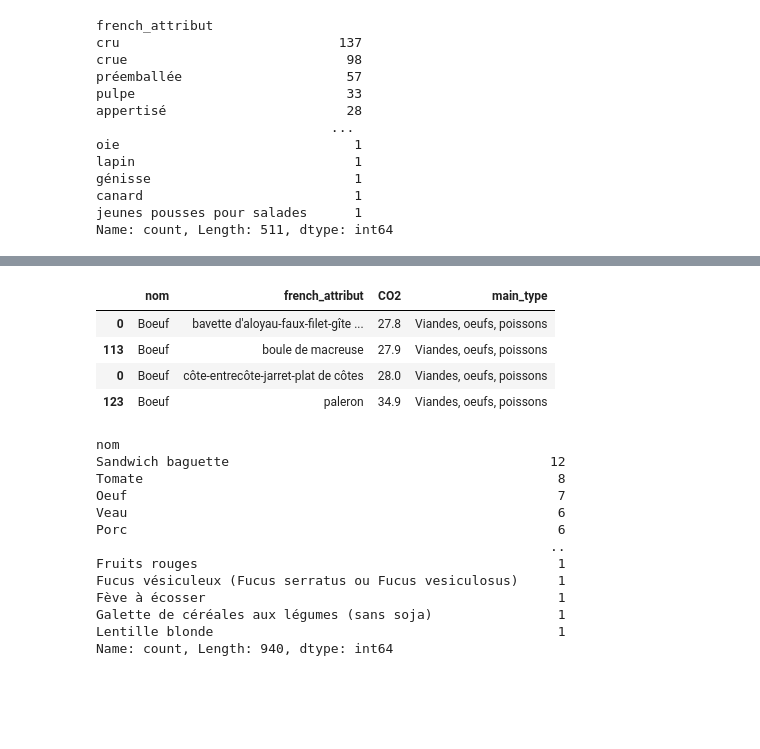
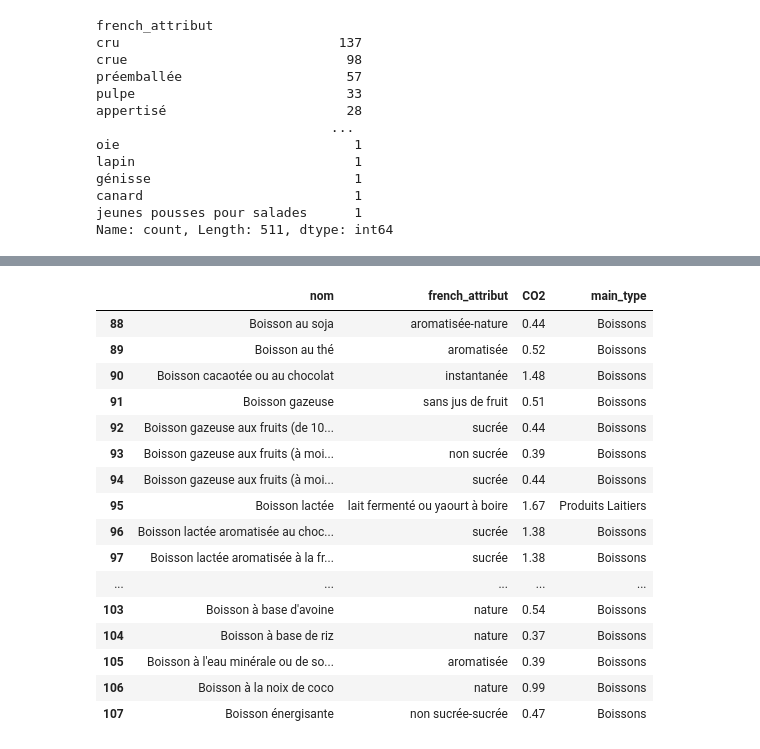
Before and after one commit to hachouaou/carboncalc, a Jupyter notebook: carbonsimulator/notebook.ipynb, the cells around one changed output, grey strips where cells are left out. Saved outputs shown, nothing was run; the diff lists cells and outputs as text; code cells hidden in the pictures; blank space fills up the shorter version.

Commit message:
traitement des différents types pour la mise en place du calculateur

```diff
--- a/carbonsimulator/notebook.ipynb
+++ b/carbonsimulator/notebook.ipynb
@@ -8,8 +8,9 @@ aliments = pd.read_csv("../data/aliments.csv")
 equipements = pd.read_csv("../data/equipements.csv")
 energie = pd.read_csv("../data/energie.csv")
 # %%
-aliments_filtered = aliments.rename(columns={"french_name" : "nom"}).drop_duplicates(subset=aliments_filtered.columns.difference(['id']))
-aliments_filtered = aliments_filtered[~aliments['french_tag'].str.contains('viandes cuites', case=False, na=False)]
+aliments_filtered = aliments.rename(columns={"french_name" : "nom"})
+aliments_filtered = aliments_filtered.drop_duplicates(subset=aliments_filtered.columns.difference(['id']))
+aliments_filtered = aliments_filtered[~aliments_filtered['french_tag'].str.contains('viandes cuites', case=False, na=False)]
 aliments_filtered = aliments_filtered.drop(
     ['id', 'status', 'english_name', 'english_attribut', 'type', 'french_tag', 'english_tag', 'validity_range', 'sous_type', 'comment', 'unit'], axis =1)
 aliments_filtered[aliments_filtered["nom"] == 'Yaourt']
@@ -235,0 +270,9 @@ aliments_final = aliments_final.groupby(['nom', 'CO2'], group_keys=False).apply(
+# %%
+aliments_final['french_attribut'] = aliments_final['french_attribut'].str.replace(r'\bcru(?:e|es|-[^\s]*| pousses pour salades)?\b', 'cru', case=False, regex=True)
+aliments_final['french_attribut'] = aliments_final['french_attribut'].str.replace(r'\bpréemballé(?:e|es|-[^\s]*| à réchauffer)?\b', 'préemballé', case=False, regex=True)
+aliments_final['french_attribut'] = aliments_final['french_attribut'].str.replace(r'\bsurgelé(?:e|es|-[^\s]*)?\b', 'surgelé', case=False, regex=True)
+aliments_final['french_attribut'] = aliments_final['french_attribut'].str.replace(r'\bséché(?:e|es|-[^\s]*)?\b', 'séché', case=False, regex=True)
+
+aliments_final['main_type'] = aliments_final['main_type'].replace('Fruits, légumes, légumineuses et oléagineux', 'Fruits et Légumes')
+aliments_final['main_type'] = aliments_final['main_type'].replace('Entrées et plats composés', 'Plats composés')
+aliments_final['main_type'] = aliments_final['main_type'].replace('Lait et produits laitiers', 'Produits Laitiers')
@@ -235,0 +339,6 @@ aliments_final = aliments_final.groupby(['nom', 'CO2'], group_keys=False).apply(
+# %%
+aliments_final = aliments_final[
+    ~((aliments_final['main_type'] == "Aliments infantiles") &
+      (~aliments_final['nom'].str.contains("Plat légumes", case=False, na=False)))
+]
+aliments_final
@@ -236,25 +449,36 @@ aliments_final = aliments_final.groupby(['nom', 'CO2'], group_keys=False).apply(
+# %%
+the_group = aliments_final[(aliments_final['nom'].str.contains('Thé', case=False)) & (aliments_final['CO2'] == 0.04)]
+
+# Créer une entrée regroupée pour les thés
+the_aggregated = {
+    'nom': 'Thé (tous types)',
+    'french_attribut': ' / '.join(set(the_group['french_attribut'])),
+    'CO2': 0.04,
+    'main_type': 'Boissons'
+}
+
+# Supprimer les anciennes entrées de thés avec CO2 = 0.04
+aliments_final = aliments_final[~((aliments_final['nom'].str.contains('Thé', case=False)) & (aliments_final['CO2'] == 0.04))]
+
+# Ajouter la nouvelle entrée regroupée
+aliments_final = pd.concat([aliments_final, pd.DataFrame([the_aggregated])], ignore_index=True)
 # %%
-aliments_final[aliments_final['nom'] == 'Boeuf']
+aliments_final[aliments_final['nom'].str.contains('Boisson')]
 # %% [output]
 |  | nom | french_attribut | CO2 | main_type |
-| 0 | Boeuf | bavette d'aloyau-faux-filet-gîte ... | 27.8 | Viandes, oeufs, poissons |
-| 113 | Boeuf | boule de macreuse | 27.9 | Viandes, oeufs, poissons |
-| 0 | Boeuf | côte-entrecôte-jarret-plat de côtes | 28.0 | Viandes, oeufs, poissons |
-| 123 | Boeuf | paleron | 34.9 | Viandes, oeufs, poissons |
+| 88 | Boisson au soja | aromatisée-nature | 0.44 | Boissons |
+| 89 | Boisson au thé | aromatisée | 0.52 | Boissons |
+| 90 | Boisson cacaotée ou au chocolat | instantanée | 1.48 | Boissons |
+| 91 | Boisson gazeuse | sans jus de fruit | 0.51 | Boissons |
+| 92 | Boisson gazeuse aux fruits (de 10... | sucrée | 0.44 | Boissons |
+| 93 | Boisson gazeuse aux fruits (à moi... | non sucrée | 0.39 | Boissons |
+| 94 | Boisson gazeuse aux fruits (à moi... | sucrée | 0.44 | Boissons |
+| 95 | Boisson lactée | lait fermenté ou yaourt à boire | 1.67 | Produits Laitiers |
+| 96 | Boisson lactée aromatisée au choc... | sucrée | 1.38 | Boissons |
+| 97 | Boisson lactée aromatisée à la fr... | sucrée | 1.38 | Boissons |
+| ... | ... | ... | ... | ... |
+| 103 | Boisson à base d'avoine | nature | 0.54 | Boissons |
+| 104 | Boisson à base de riz | nature | 0.37 | Boissons |
+| 105 | Boisson à l'eau minérale ou de so... | aromatisée | 0.39 | Boissons |
+| 106 | Boisson à la noix de coco | nature | 0.99 | Boissons |
+| 107 | Boisson énergisante | non sucrée-sucrée | 0.47 | Boissons |
-# %%
-final_count = aliments_final['nom'].value_counts()
-final_count
-# %% [output]
-nom
-Sandwich baguette                                         12
-Tomate                                                     8
-Oeuf                                                       7
-Veau                                                       6
-Porc                                                       6
-                                                          ..
-Fruits rouges                                              1
-Fucus vésiculeux (Fucus serratus ou Fucus vesiculosus)     1
-Fève à écosser                                             1
-Galette de céréales aux légumes (sans soja)                1
-Lentille blonde                                            1
-Name: count, Length: 940, dtype: int64
```
Also changed, not shown: parts of 14 cells of this notebook.
